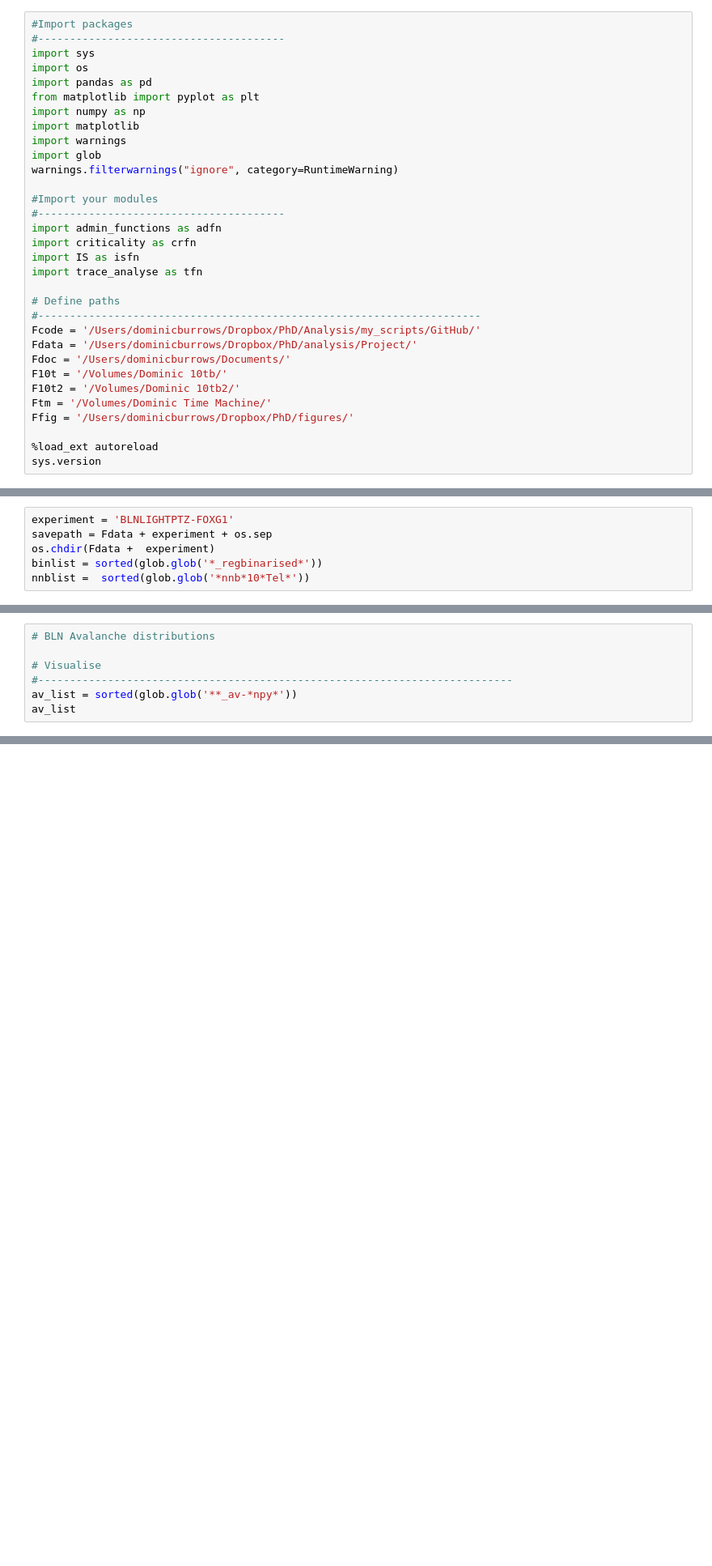
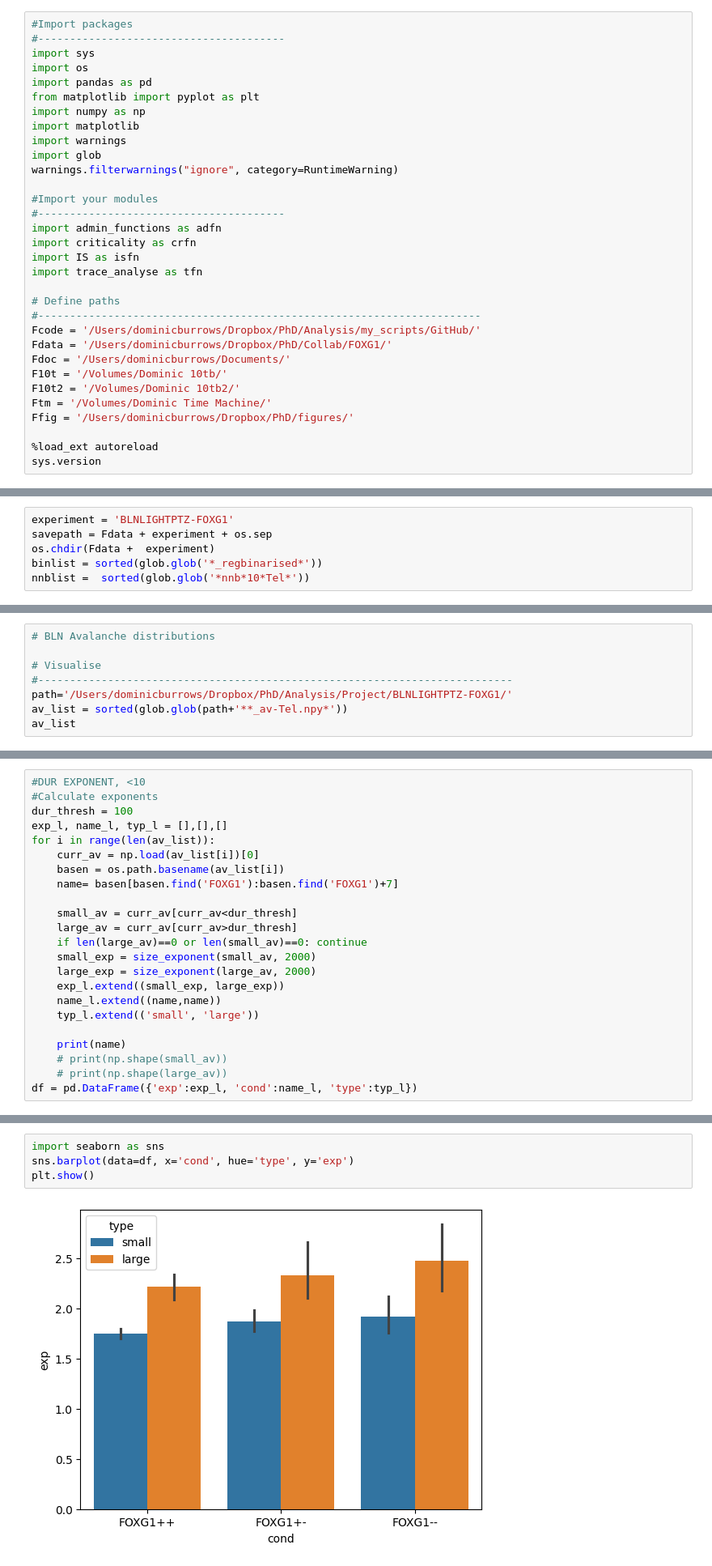
Before and after one commit to dmnburrows/mutant_analysis, a Jupyter notebook: foxg1_criticality.ipynb, the cells around one changed output, grey strips where cells are left out. Shown at 81% size. Cells and saved outputs as stored; diff of their text form; blank space fills up the shorter version.

```diff
--- a/foxg1_criticality.ipynb
+++ b/foxg1_criticality.ipynb
@@ -21,7 +21,7 @@ import trace_analyse as tfn
 # Define paths
 #----------------------------------------------------------------------
 Fcode = '/Users/dominicburrows/Dropbox/PhD/Analysis/my_scripts/GitHub/'
-Fdata = '/Users/dominicburrows/Dropbox/PhD/analysis/Project/'
+Fdata = '/Users/dominicburrows/Dropbox/PhD/Collab/FOXG1/'
 Fdoc = '/Users/dominicburrows/Documents/'
 F10t = '/Volumes/Dominic 10tb/'
 F10t2 = '/Volumes/Dominic 10tb2/'
@@ -142,6 +144,7 @@ BLNLIGHTPTZ-FOXG1---06_2photon_sess-01-6dpf_PTZ02_run-01_
 
 # Visualise
 #---------------------------------------------------------------------------
-av_list = sorted(glob.glob('**_av-*npy*'))
+path='/Users/dominicburrows/Dropbox/PhD/Analysis/Project/BLNLIGHTPTZ-FOXG1/'
+av_list = sorted(glob.glob(path+'**_av-Tel.npy*'))
 av_list
 # %% [output]
@@ -164,0 +308,23 @@ av_list
+# %%
+#DUR EXPONENT, <10
+#Calculate exponents
+dur_thresh = 100
+exp_l, name_l, typ_l = [],[],[]
+for i in range(len(av_list)):
+    curr_av = np.load(av_list[i])[0]
+    basen = os.path.basename(av_list[i])
+    name= basen[basen.find('FOXG1'):basen.find('FOXG1')+7]
+
+    small_av = curr_av[curr_av<dur_thresh]
+    large_av = curr_av[curr_av>dur_thresh]
+    if len(large_av)==0 or len(small_av)==0: continue
+    small_exp = size_exponent(small_av, 2000)
+    large_exp = size_exponent(large_av, 2000)
+    exp_l.extend((small_exp, large_exp))
+    name_l.extend((name,name))
+    typ_l.extend(('small', 'large'))
+
+    print(name)
+    # print(np.shape(small_av))
+    # print(np.shape(large_av))
+df = pd.DataFrame({'exp':exp_l, 'cond':name_l, 'type':typ_l})
@@ -164,0 +349,6 @@ av_list
+# %%
+import seaborn as sns
+sns.barplot(data=df, x='cond', hue='type', y='exp')
+plt.show()
+# %% [output]
+[figure, added]
```
Also changed, not shown: parts of 29 cells of this notebook, 2 other files.
